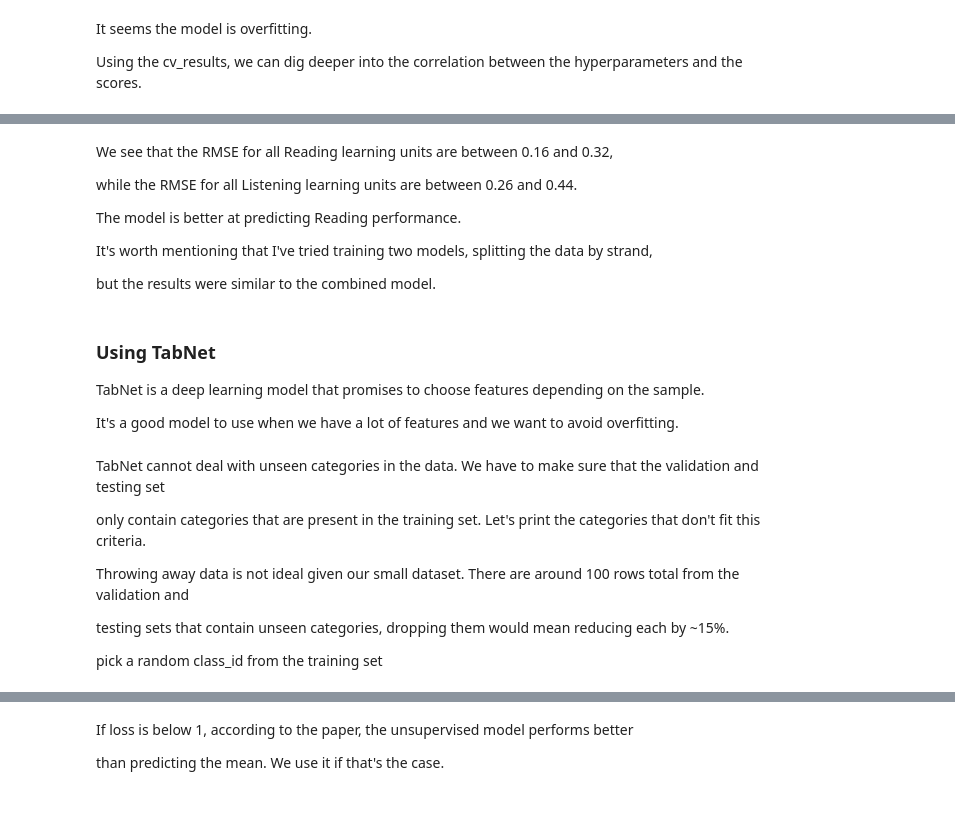
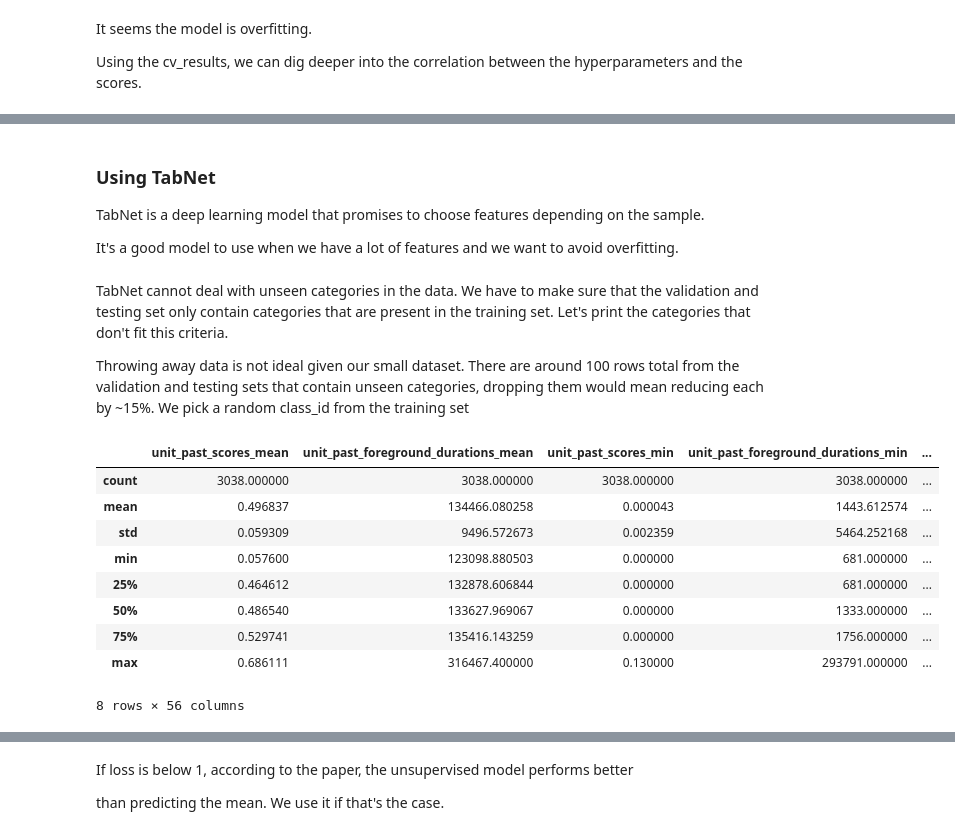
Before and after one commit to cesarrodrig/learner_evaluator, a Jupyter notebook: modeling/static_modeling.ipynb, the cells around one changed output, grey strips where cells are left out. Saved outputs shown, nothing was run; the diff lists cells and outputs as text; code cells hidden in the pictures; blank space fills up the shorter version.

```diff
--- a/modeling/static_modeling.ipynb
+++ b/modeling/static_modeling.ipynb
@@ -347,26 +448,25 @@ learning_unit=OneCourse:OC_TalkingHead.ce7e (n=13) RMSE: 0.418
-# %% [markdown]
- We see that the RMSE for all Reading learning units are between 0.16 and 0.32,
-
- while the RMSE for all Listening learning units are between 0.26 and 0.44.
-
- The model is better at predicting Reading performance.
-
- It's worth mentioning that I've tried training two models, splitting the data by strand,
-
- but the results were similar to the combined model.
 # %% [markdown]
  ### Using TabNet
 
- TabNet is a deep learning model that promises to choose features depending on the sample.
+TabNet is a deep learning model that promises to choose features depending on the sample.
 
- It's a good model to use when we have a lot of features and we want to avoid overfitting.
+It's a good model to use when we have a lot of features and we want to avoid overfitting.
 # %% [markdown]
  TabNet cannot deal with unseen categories in the data. We have to make sure that the validation and testing set
+only contain categories that are present in the training set. Let's print the categories that don't fit this criteria.
 
- only contain categories that are present in the training set. Let's print the categories that don't fit this criteria.
-
- Throwing away data is not ideal given our small dataset. There are around 100 rows total from the validation and
-
- testing sets that contain unseen categories, dropping them would mean reducing each by ~15%.
-
- pick a random class_id from the training set
+Throwing away data is not ideal given our small dataset. There are around 100 rows total from the validation and
+testing sets that contain unseen categories, dropping them would mean reducing each by ~15%. We pick a random class_id from the training set
+# %%
+train_feature_df.describe()
+# %% [output]
+|  | unit_past_scores_mean | unit_past_foreground_durations_mean | unit_past_scores_min | unit_past_foreground_durations_min | ... |
+| count | 3038.000000 | 3038.000000 | 3038.000000 | 3038.000000 | ... |
+| mean | 0.496837 | 134466.080258 | 0.000043 | 1443.612574 | ... |
+| std | 0.059309 | 9496.572673 | 0.002359 | 5464.252168 | ... |
+| min | 0.057600 | 123098.880503 | 0.000000 | 681.000000 | ... |
+| 25% | 0.464612 | 132878.606844 | 0.000000 | 681.000000 | ... |
+| 50% | 0.486540 | 133627.969067 | 0.000000 | 1333.000000 | ... |
+| 75% | 0.529741 | 135416.143259 | 0.000000 | 1756.000000 | ... |
+| max | 0.686111 | 316467.400000 | 0.130000 | 293791.000000 | ... |
+8 rows × 56 columns
```
Also changed, not shown: parts of 47 cells of this notebook, 2 other files.
